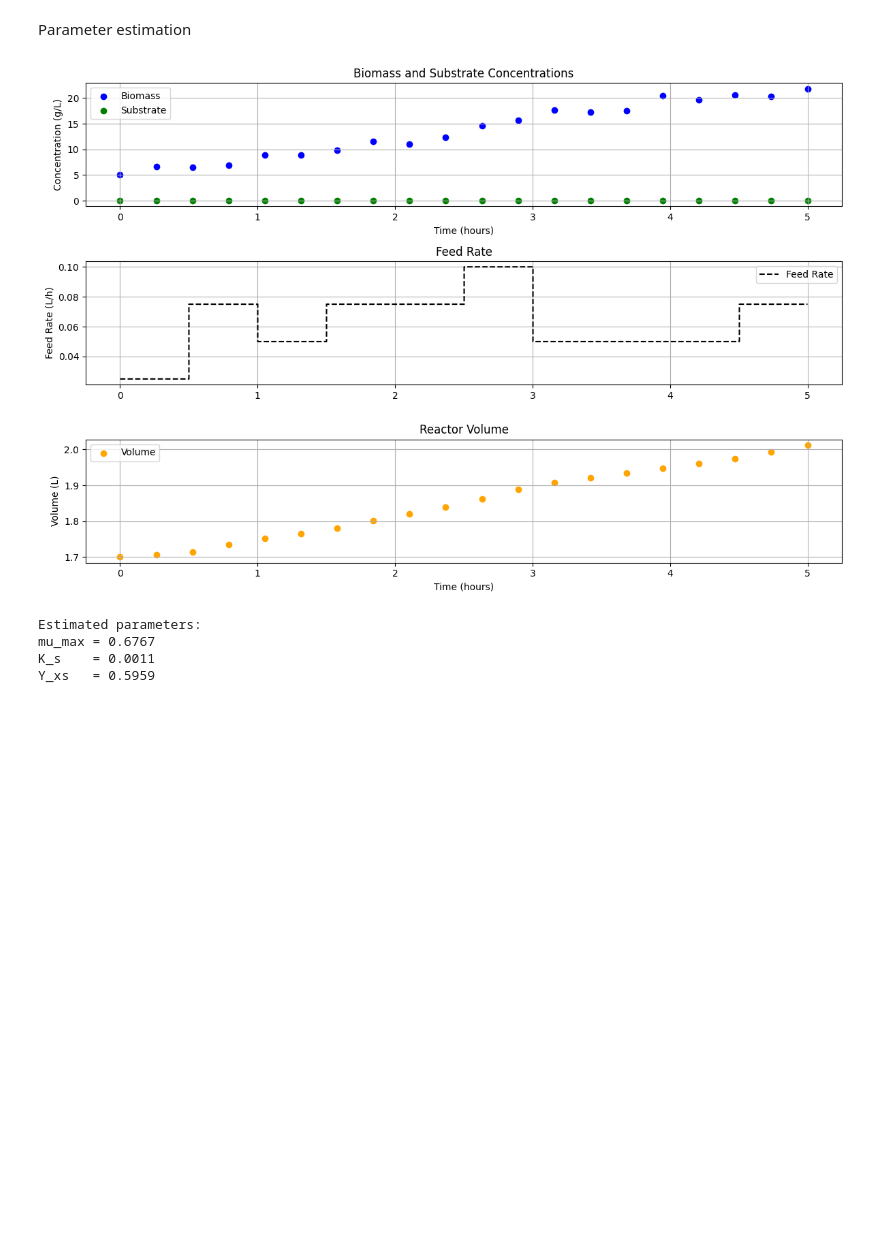
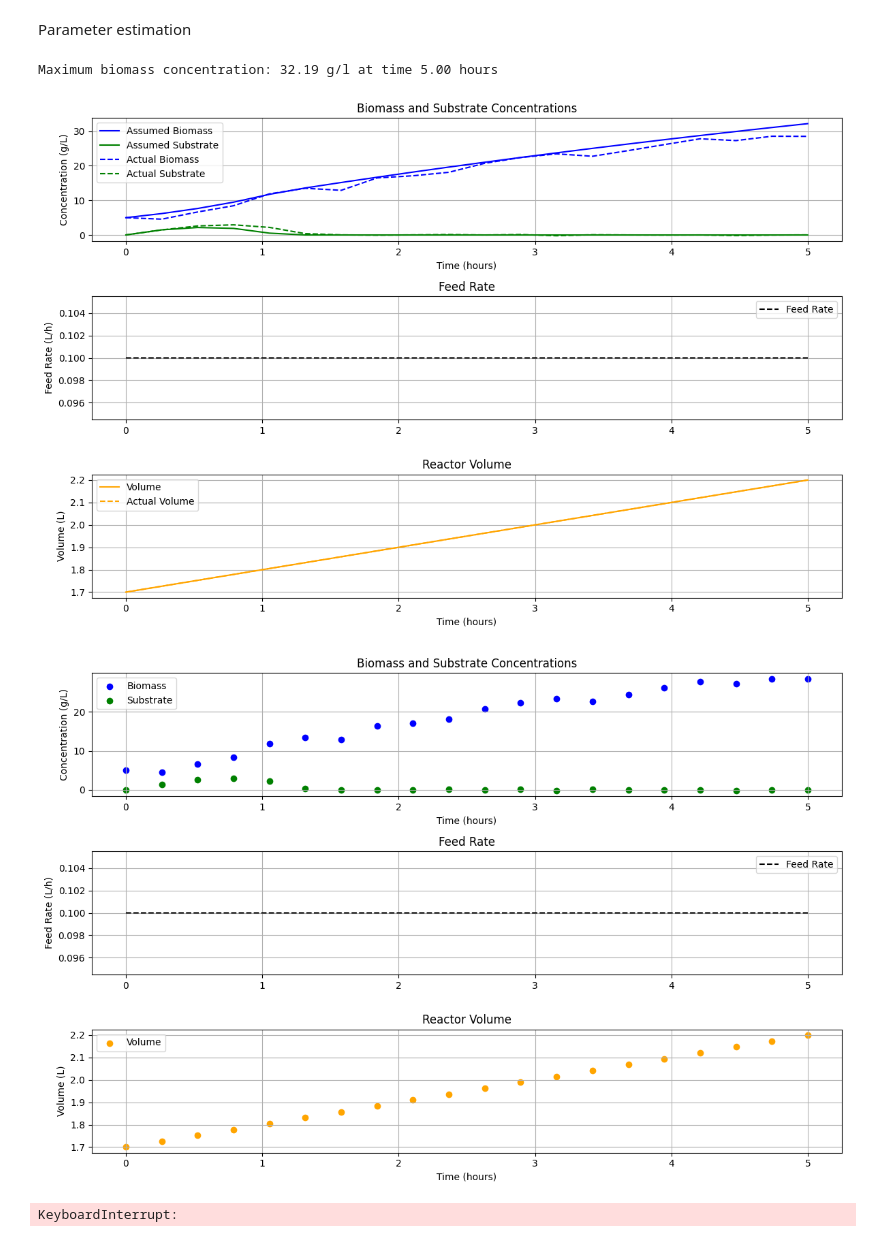
Before and after one commit to costasmexis/ML4MPC, a Jupyter notebook: pympc/BR_OpenSystem.ipynb, the cells around one changed output. Cells and saved outputs as stored; diff of their text form; code cells hidden in the pictures; blank space fills up the shorter version.

```diff
--- a/pympc/BR_OpenSystem.ipynb
+++ b/pympc/BR_OpenSystem.ipynb
@@ -147,6 +147,11 @@ Maximum biomass concentration: 20.87 g/l at time 5.00 hours
 # %% [markdown]
 Parameter estimation
 # %%
+def F_exp(t):
+    return 0.1
+
+sol, F_func = simulate(F_exp)
+
 df = pd.DataFrame({
     'Time': sol.t,
     'X': sol.y[0],
@@ -156,36 +161,38 @@ df = pd.DataFrame({
 })
 
 # Plot df
 plt.figure(figsize=(12, 8))
 ax1 = plt.subplot(3, 1, 1)
 ax1.scatter(df['Time'], df['X'], label='Biomass', color='blue')
 ax1.scatter(df['Time'], df['S'], label='Substrate', color='green')
 ax1.set_title('Biomass and Substrate Concentrations')
 ax1.set_xlabel('Time (hours)')
 ax1.set_ylabel('Concentration (g/L)')
 ax1.legend(loc='upper left')
 ax1.grid()
 # Plot Feed Rate
 ax2 = plt.subplot(3, 1, 2)
 ax2.plot(np.linspace(T_START, T_END, 1000), [F_func(t) for t in np.linspace(T_START, T_END, 1000)], label='Feed Rate', color='black', linestyle='--', drawstyle='steps-post')
 ax2.set_ylabel('Feed Rate (L/h)')
 ax2.set_title('Feed Rate')
 ax2.legend(loc='upper right')
 ax2.grid()
 # Plot Volume
 ax3 = plt.subplot(3, 1, 3)
 ax3.scatter(df['Time'], df['V'], label='Volume', color='orange')
 ax3.set_title('Reactor Volume')
 ax3.set_xlabel('Time (hours)')
 ax3.set_ylabel('Volume (L)')
 ax3.legend()
 ax3.grid()
 plt.tight_layout()
 plt.show()
 # %% [output]
+Maximum biomass concentration: 32.19 g/l at time 5.00 hours
-[figure, old version]
+[figure, new version]
+[figure, added]
 # %%
-CURRENT_SAMPLES = 4 # len(df)
+CURRENT_SAMPLES = len(df)
 t_meas = df['Time'].iloc[:CURRENT_SAMPLES].values
 y_meas = df[['X', 'S']].iloc[:CURRENT_SAMPLES].values  # use only X and S for estimation
 y0 = [df['X'].iloc[0], df['S'].iloc[0], df['V'].iloc[0]]
@@ -226,10 +233,7 @@ print(f"mu_max = {theta_est[0]:.4f}")
 print(f"K_s    = {theta_est[1]:.4f}")
 print(f"Y_xs   = {theta_est[2]:.4f}")
 # %% [output]
-Estimated parameters:
-mu_max = 0.6767
-K_s    = 0.0011
-Y_xs   = 0.5959
+KeyboardInterrupt:
 # %%
 sol_sim = solve_ivp(model, t_span=(T_START, T_END), y0=y0, args=(theta_est,), t_eval=np.linspace(T_START, T_END, 1000), method='RK45')
 y_sim_est = sol_sim.y.T  # shape (N, 3)
```
Also changed, not shown: parts of 2 cells of this notebook, 6 other files.
